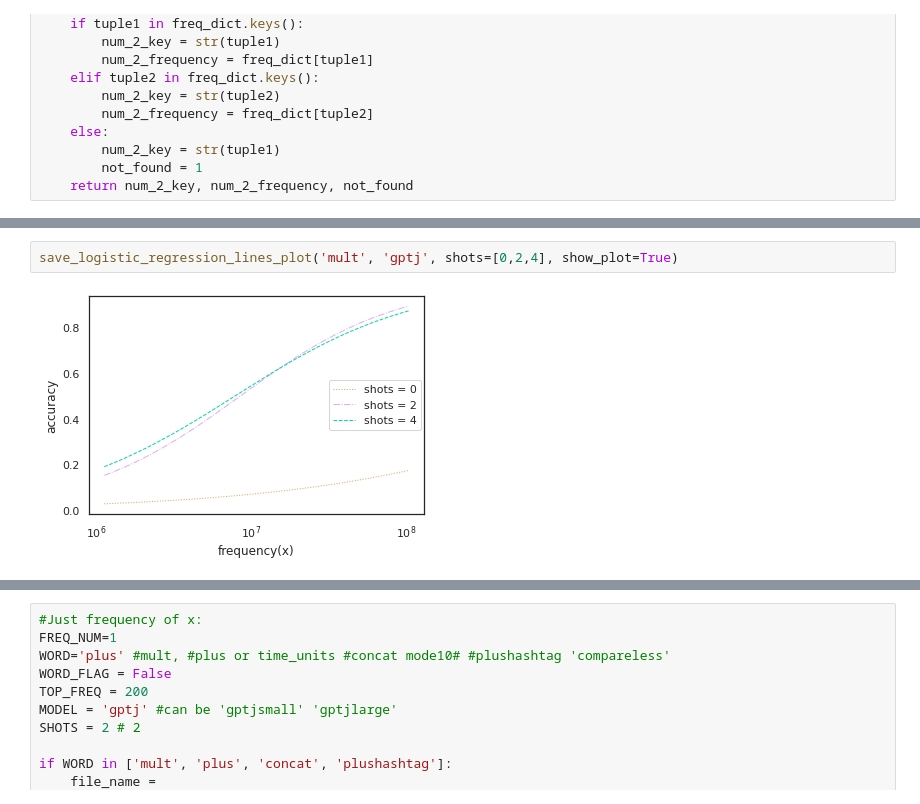
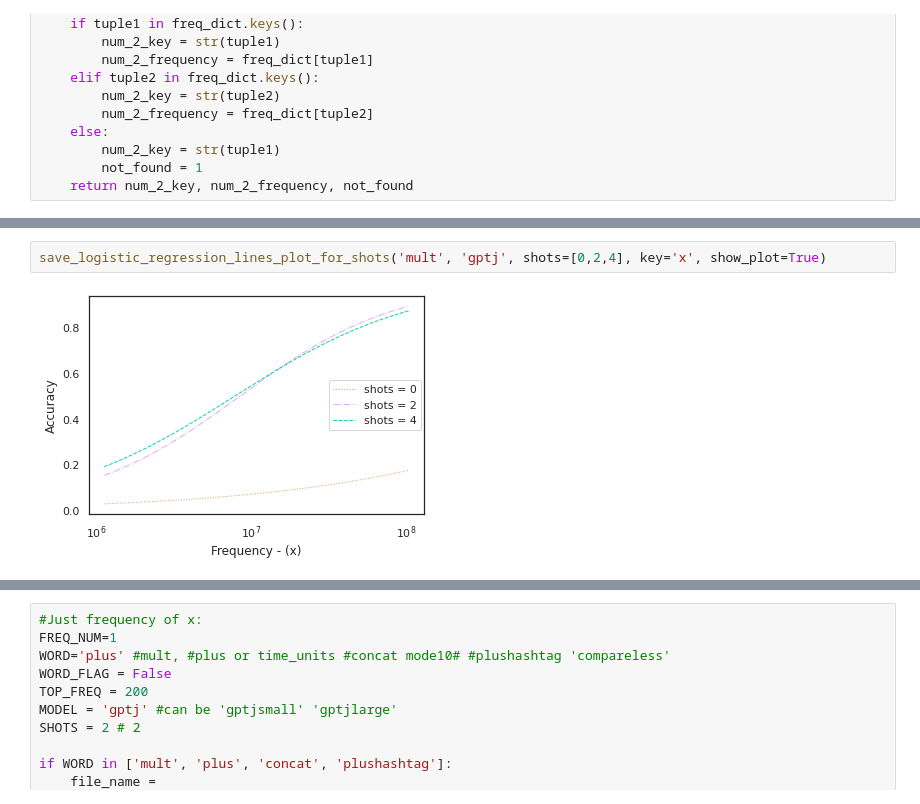
Before and after one commit to yasamanrazeghi7/TermFrequency, a Jupyter notebook: GPTAnalyzer/AggregateResults/clean_plots.ipynb, the cells around one changed output, grey strips where cells are left out. Drawn from its saved outputs; the diff is of its cells as text.

Commit message:
Add key type to plot drawing

```diff
--- a/GPTAnalyzer/AggregateResults/clean_plots.ipynb
+++ b/GPTAnalyzer/AggregateResults/clean_plots.ipynb
@@ -64,4 +65,4 @@ ValueError: This solver needs samples of at least 2 classes in the data, but the
 # %%
-save_logistic_regression_lines_plot('mult', 'gptj', shots=[0,2,4], show_plot=True)
+save_logistic_regression_lines_plot_for_shots('mult', 'gptj', shots=[0,2,4], key='x', show_plot=True)
 # %% [output]
-[figure, old version]
+[figure, new version]
```
Also changed, not shown: parts of 4 cells of this notebook, 2 other files.
